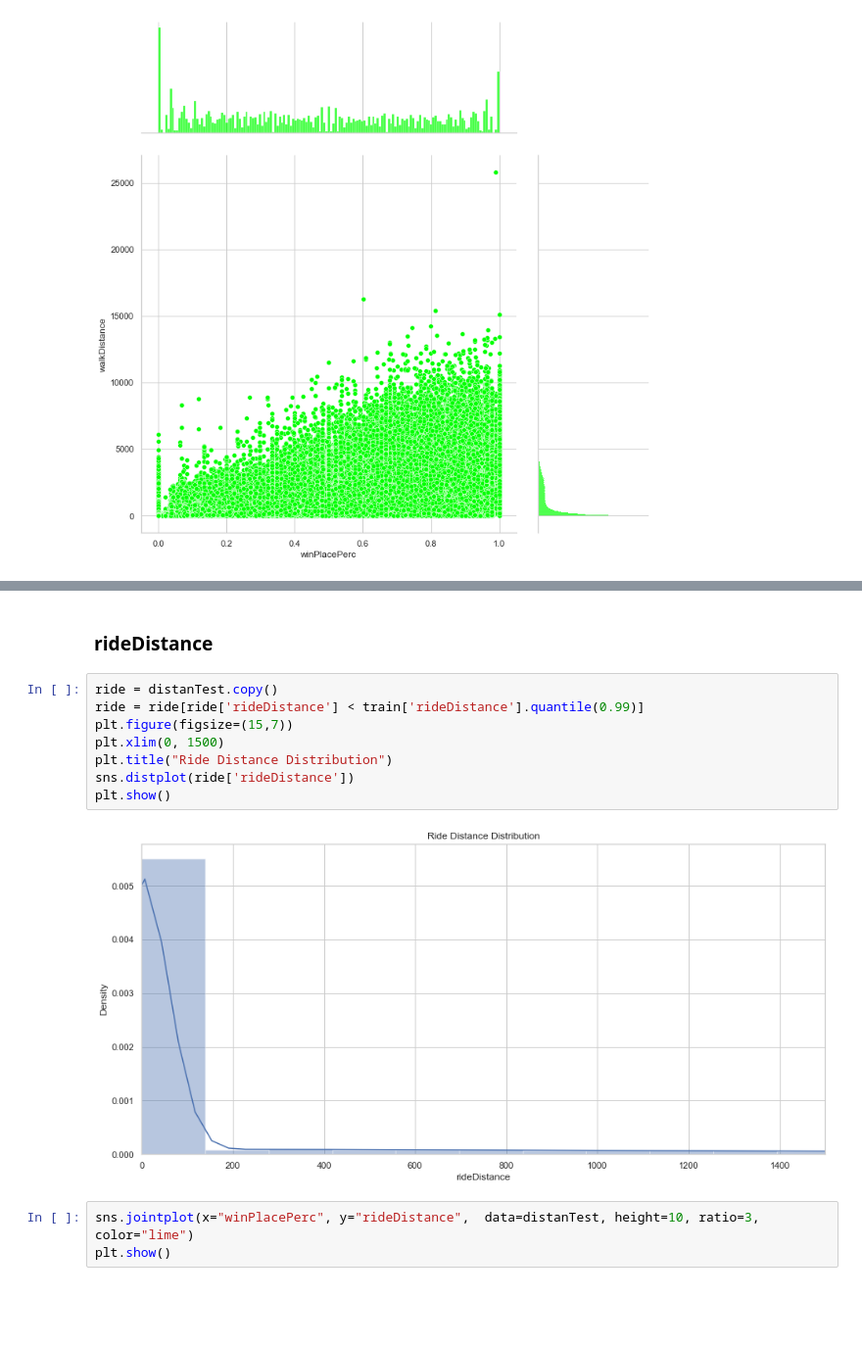
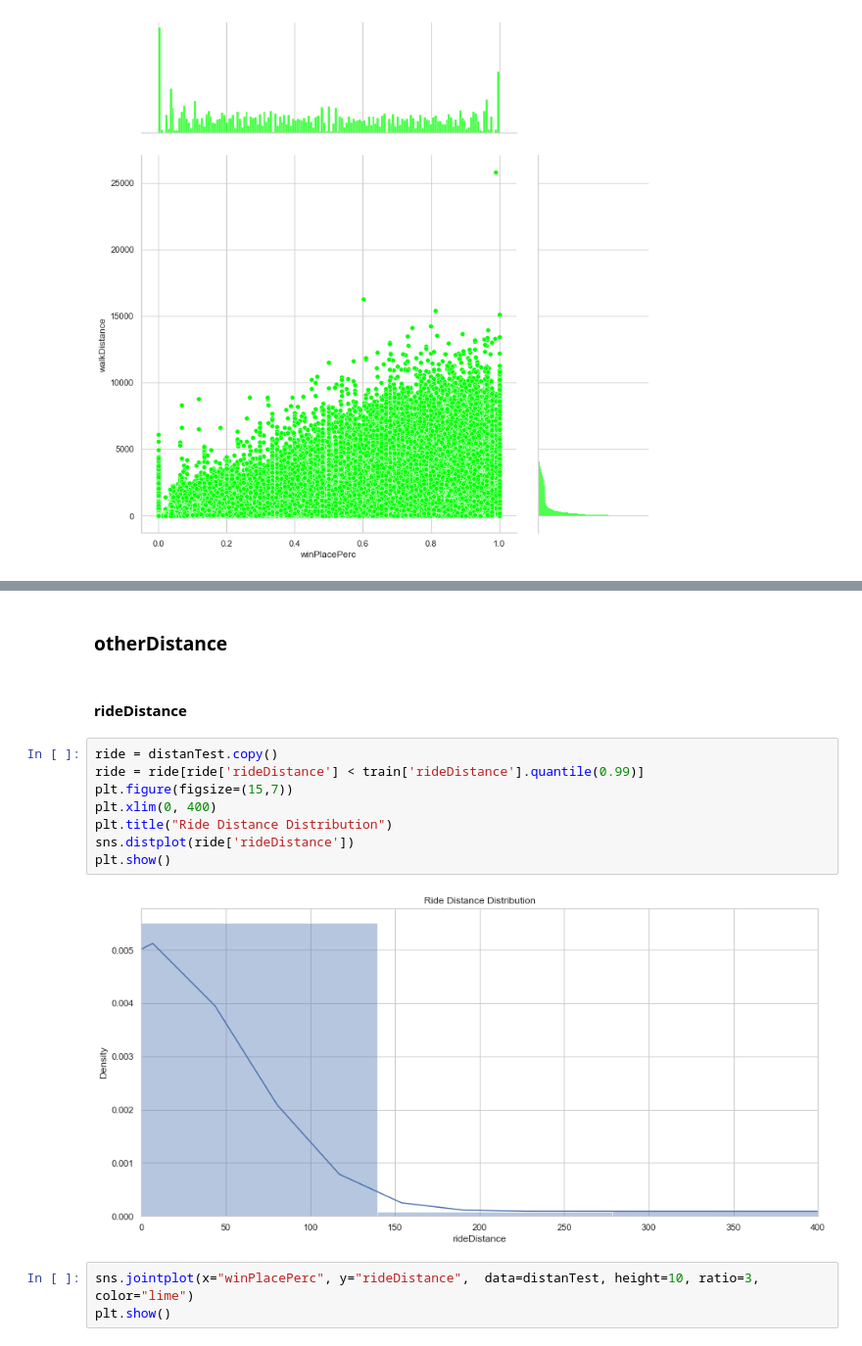
Before and after one commit to HalfMoon1008/PUBG_ML_Project, a Jupyter notebook: 2nModeling_PUBG.ipynb, the cells around one changed output, grey strips where cells are left out. Shown: that part at 98% size. Drawn from its saved outputs; the diff is of its cells as text; blank space fills up the shorter version.

```diff
--- a/2nModeling_PUBG.ipynb
+++ b/2nModeling_PUBG.ipynb
@@ -136,15 +211,17 @@ plt.show()
+# %% [markdown]
+### otherDistance
 # %% [markdown]
-### rideDistance
+#### rideDistance
 # %%
 ride = distanTest.copy()
 ride = ride[ride['rideDistance'] < train['rideDistance'].quantile(0.99)]
 plt.figure(figsize=(15,7))
-plt.xlim(0, 1500)
+plt.xlim(0, 400)
 plt.title("Ride Distance Distribution")
 sns.distplot(ride['rideDistance'])
 plt.show()
 # %% [output]
-[figure, old version]
+[figure, new version]
 # %%
 sns.jointplot(x="winPlacePerc", y="rideDistance",  data=distanTest, height=10, ratio=3, color="lime")
 plt.show()
```
Also changed, not shown: parts of 46 cells of this notebook.
